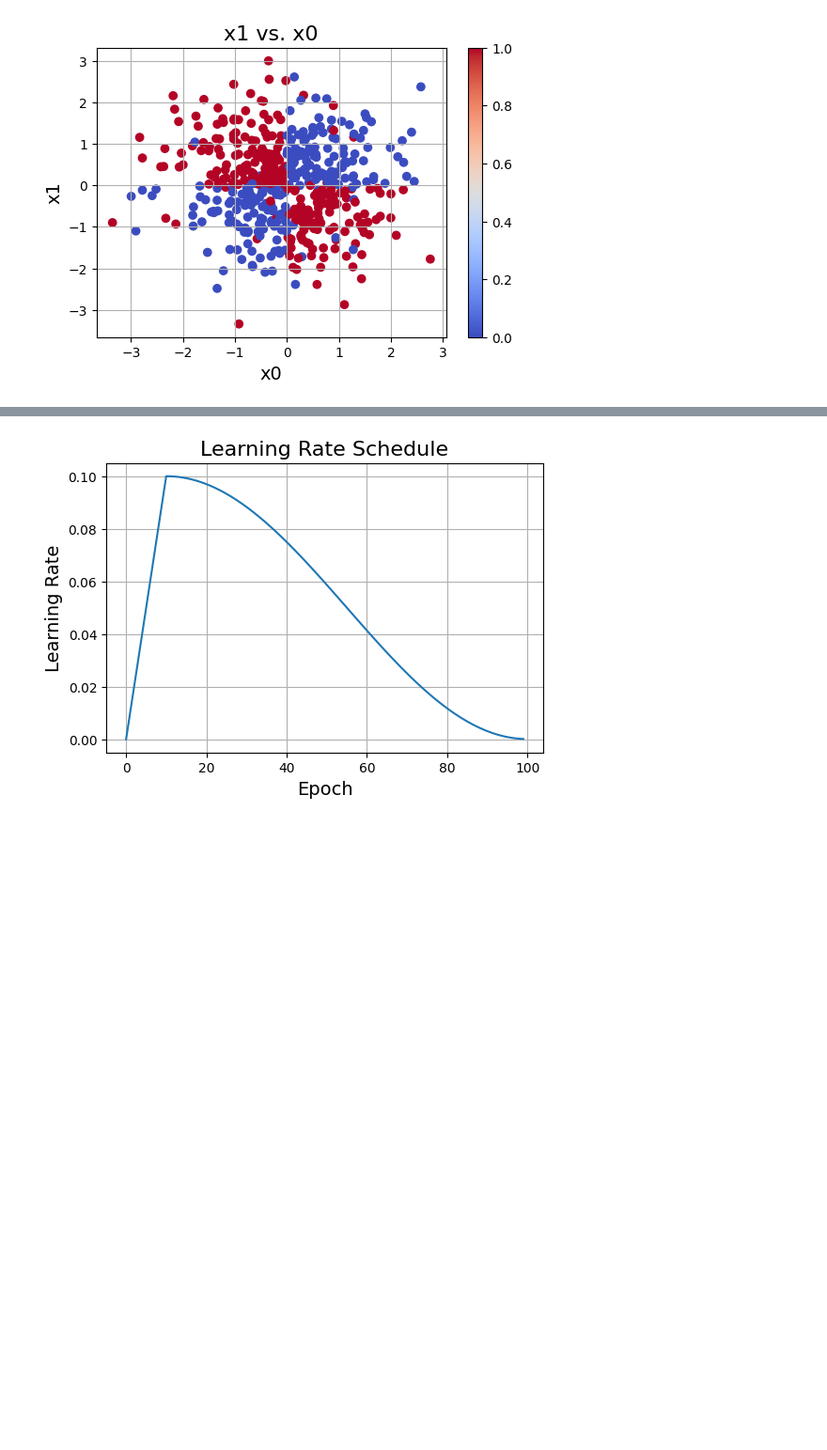
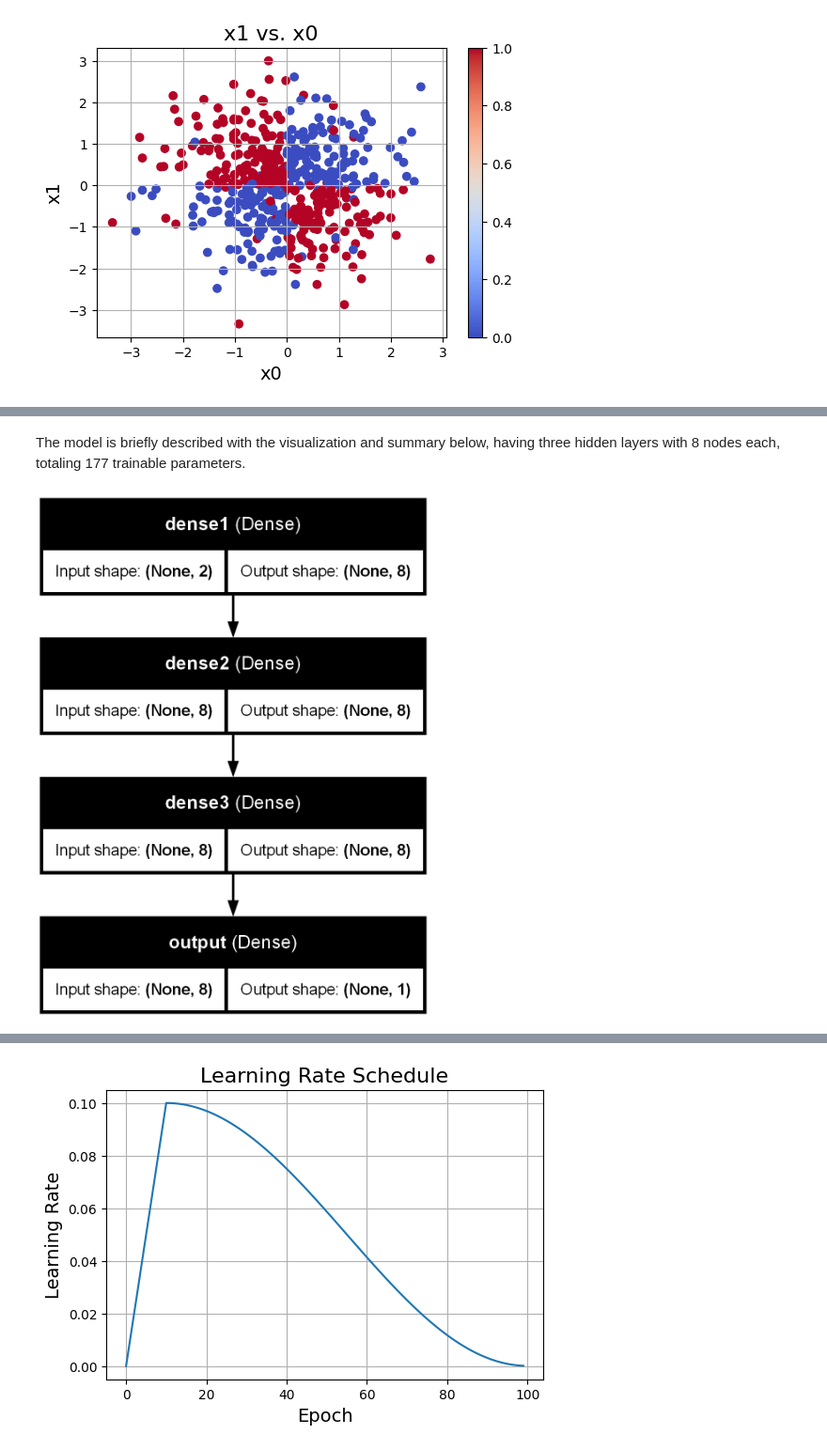
Before and after one commit to aOlsvik/tdt4172-intro-ml, a Jupyter notebook: Assignment2/Chapter_2.ipynb, the cells around one changed output, grey strips where cells are left out. Shown: that part at 94% size. Saved outputs shown, nothing was run; the diff lists cells and outputs as text; code cells hidden in the pictures; blank space fills up the shorter version.

```diff
--- a/Assignment2/Chapter_2.ipynb
+++ b/Assignment2/Chapter_2.ipynb
@@ -184,0 +217,6 @@ plt.show()
+# %% [markdown]
+The model is briefly described with the visualization and summary below, having three hidden layers with 8 nodes each, totaling 177 trainable parameters.
+# %%
+keras.utils.plot_model(model, to_file="model.png", show_shapes=True, show_layer_names=True)
+# %% [output]
+[figure, added]
```
Also changed, not shown: parts of 11 cells of this notebook, 3 other files.
